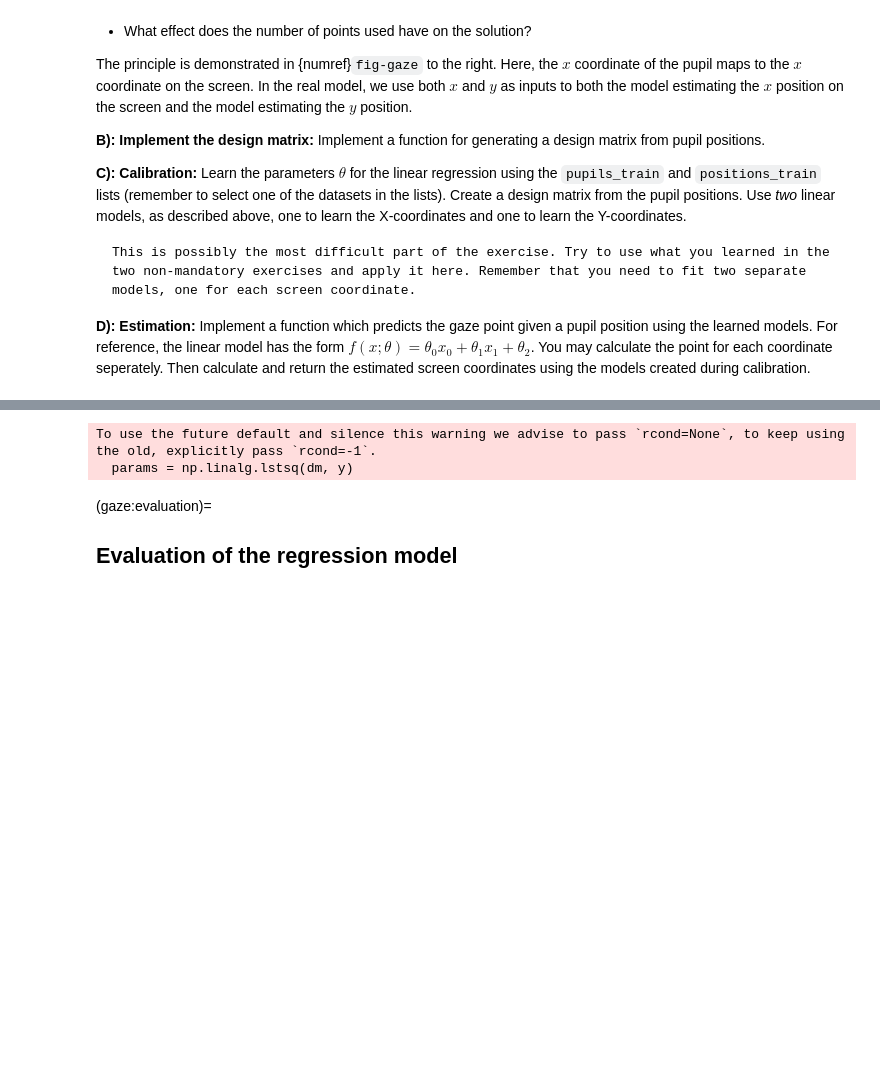
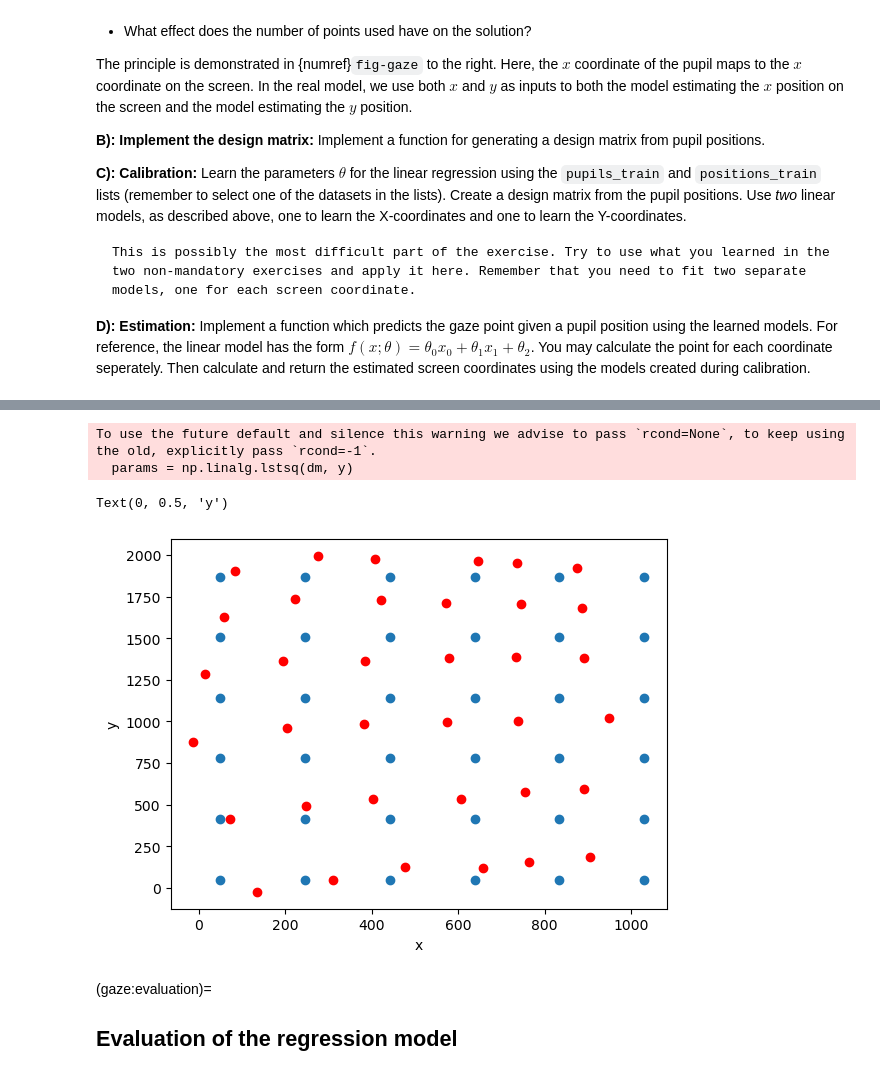
Before and after one commit to MikkelBerggreen/ITU-Introduction-to-Machine-Learning, a Jupyter notebook: source/exercises/W5-least-squares/notebooks/gaze_nb.ipynb, the cells around one changed output, grey strips where cells are left out. Cells and saved outputs as stored; diff of their text form; code cells hidden in the pictures; blank space fills up the shorter version.

```diff
--- a/source/exercises/W5-least-squares/notebooks/gaze_nb.ipynb
+++ b/source/exercises/W5-least-squares/notebooks/gaze_nb.ipynb
@@ -314,13 +314,30 @@ This is possibly the most difficult part of the exercise. Try to use what you le
 # B) ---------------------------------
 def get_design_matrix(x):
 
-    arr = np.array([x[0], 1])
-    for i in range(1, len(x)):
-        arr = np.vstack((arr, np.array([x[i], 1])))
+   arr = np.array([x.cx[0], x.cy[0], 1])
+   for i in range(1, len(x.cx)):
+       arr = np.vstack((arr, np.array([x.cx[i], x.cy[i], 1])))
 
-    matrix = arr
+   matrix = arr
 
-    return matrix
+   return matrix
+
+""" def get_design_matrix(x, order=1):
+    arr = np.array([x.cx[0], x.cy[0]])
+    for i in range(1, len(x.cx)):
+        arr = np.vstack((arr, np.array([x.cx[i], x.cy[i]])))
+    x = arr
+
+    if order < 1 or x.ndim != 1:
+        return x
+
+    count = x.shape[0]
+    matrix = np.ones((count, order + 1), np.float64)
+
+    for i in range(1, order+1):
+        matrix[:, i] = np.power(x, i)
+
+    return matrix """
 
 # C)
 # Estimates parameters theta
@@ -332,12 +349,13 @@ def estimate(X, y):
 # D)
 # Evaluates the model
 def linear_model(X, params, axis):
+    #print(X)
     #y = 0
     #for p in range(len(params[0])-1, -1, -1):
     #    y += np.power(X, p) * params[0][p]
     #x = (X*X)*params[0][2][0] + X*params[0][1][0] + params[0][0][0]
     #y = (X*X)*params[0][2][1] + X*params[0][1][1] + params[0][0][1]
-    y = X*params[0][0] + params[0][1]
+    y = X[0]*params[0][0][axis] + X[1]*params[0][1][axis] + params[0][2][axis]
     return y
     #return(x, y)
 
@@ -356,11 +374,22 @@ for i in range(10, len(pupils_test[0].cy)+9):
 #print(estimate(pupils_train[0], positions_train[0]))
 #print(pupils_train[0].cx)
 #print(positions_train[0].x)
-predictedXs = linear_model(pxtest, estimate(pupils_train[0].cx, positions_train[0].x), 1)
-predictedYs = linear_model(pxtest, estimate(pupils_train[0].cy, positions_train[0].y), 1)
+pxytest = np.array([pxtest[0], pytest[0]])
+for i in range(1, len(pxtest)):
+    pxytest = np.column_stack((pxytest, np.array([pxtest[i], pytest[i]])))
+
+predictedXs = linear_model(pxytest, estimate(pupils_train[0], positions_train[0]), 0)
+predictedYs = linear_model(pxytest, estimate(pupils_train[0], positions_train[0]), 1)
 #predictedXs = linear_model(pxtest, estimate(pupils_train[0], positions_train[0]), 1)
 #predictedYs = linear_model(pytest, estimate(pupils_train[0], positions_train[0]), 0)
+print(predictedXs)
 print(predictedYs)
 
+plt.scatter(positions_test[0].x, positions_test[0].y)
+
+plt.scatter(predictedXs, predictedYs, color='r')
+plt.xlabel('x')
+plt.ylabel('y')
+
 #print(np.column_stack((predictedXs, predictedYs)))
 # %% [output]
@@ -384,5 +413,7 @@ print(predictedYs)
 To use the future default and silence this warning we advise to pass `rcond=None`, to keep using the old, explicitly pass `rcond=-1`.
   params = np.linalg.lstsq(dm, y)
+Text(0, 0.5, 'y')
+[figure, added]
 # %% [markdown]
 (gaze:evaluation)=
 ## <i class="fas fa-exclamation-circle mandatory"></i> Evaluation of the regression model
```
Also changed, not shown: parts of 1 cell of this notebook.
